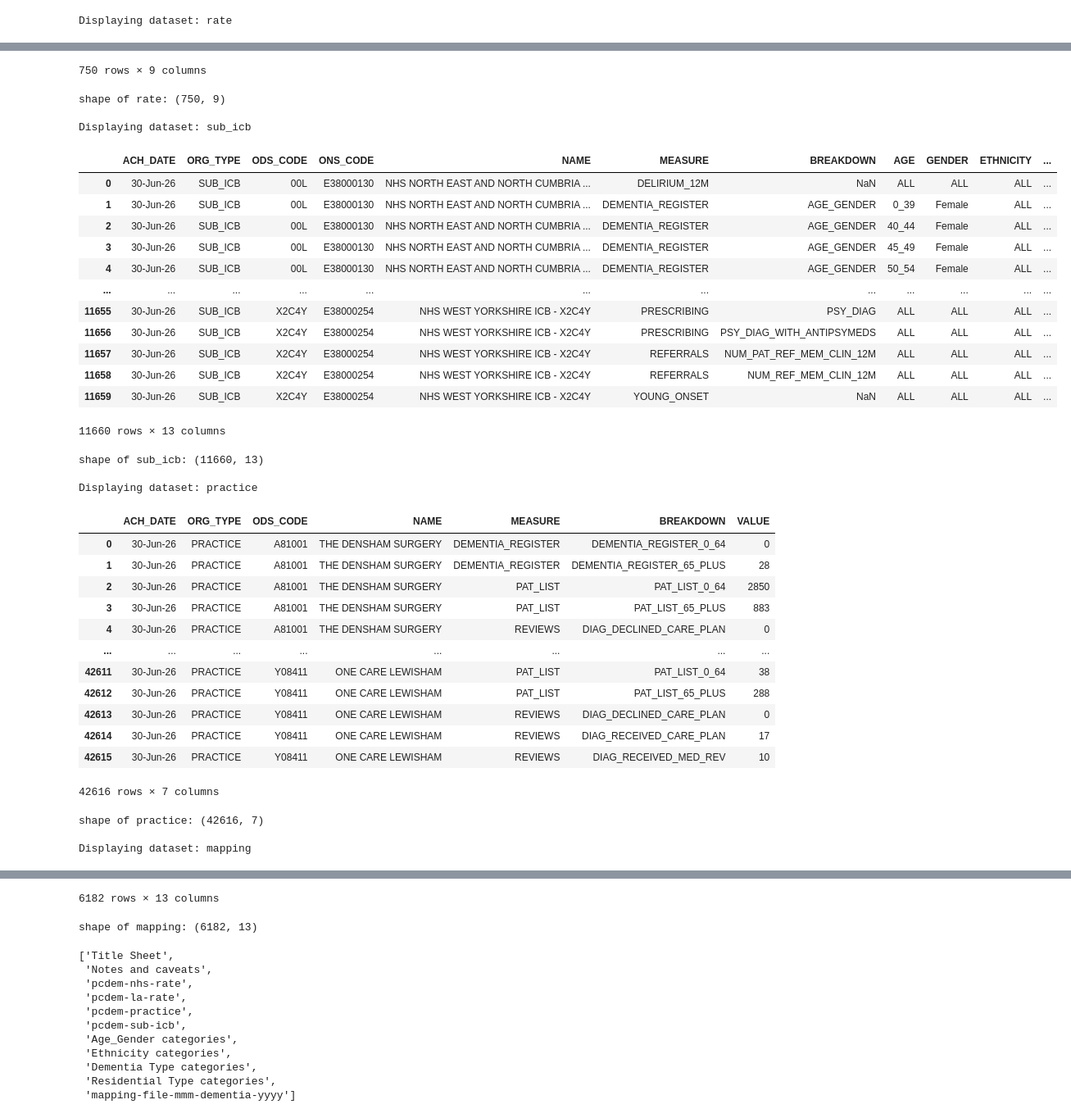
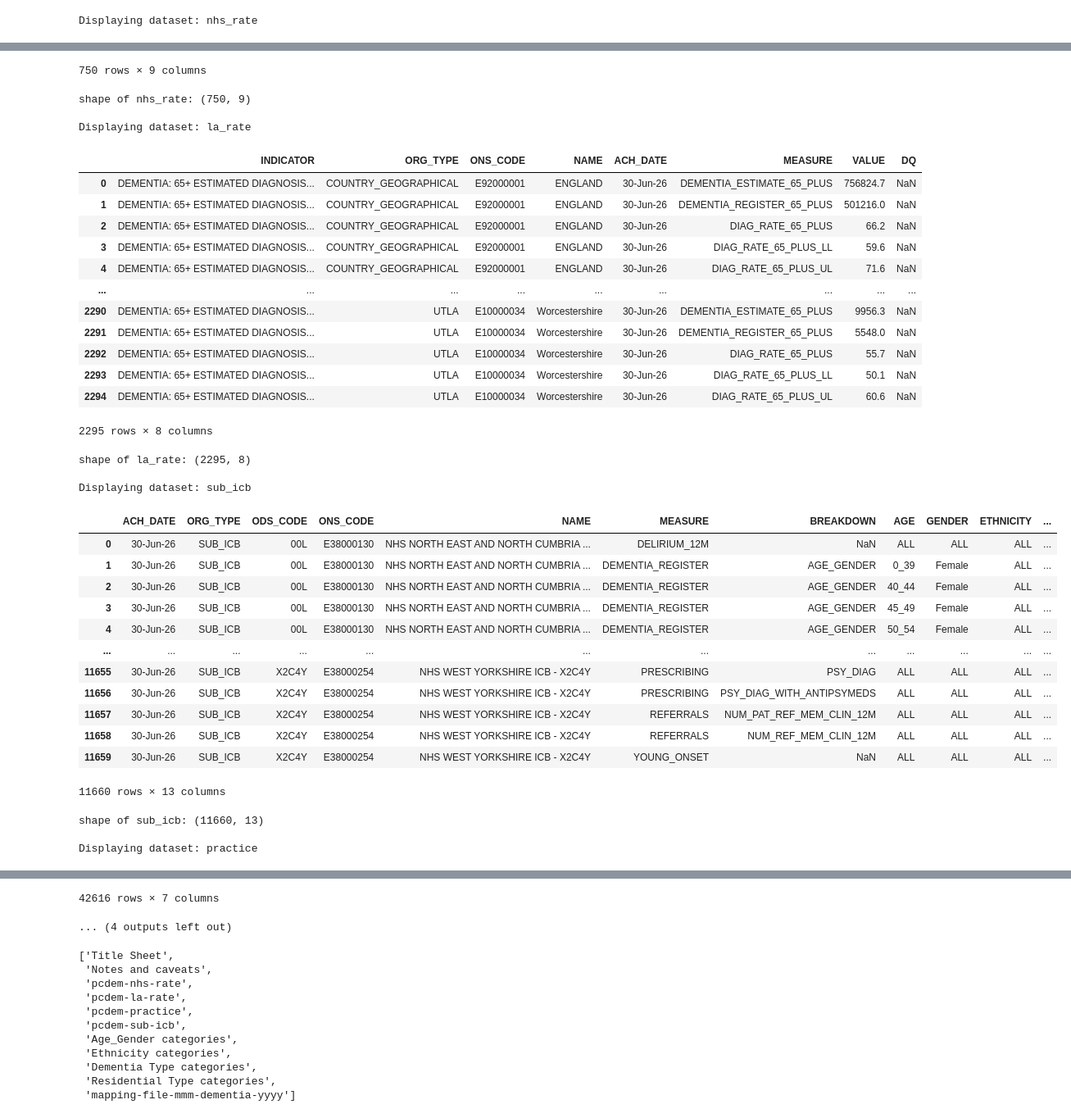
Before and after one commit to abdulrehmarnALI/dementia-atlas, a Jupyter notebook: pipeline/notebooks/00_june_2026_release_exploration.ipynb, the cells around one changed output, grey strips where cells are left out. Shown at 82% size. Drawn from its saved outputs; the diff is of its cells as text; code cells hidden in the pictures.

Commit message:
fix: included the local authority rate file in the analysis

```diff
--- a/pipeline/notebooks/00_june_2026_release_exploration.ipynb
+++ b/pipeline/notebooks/00_june_2026_release_exploration.ipynb
@@ -8,73 +8,75 @@ MARCH_RAW_DIR = Path("../data/raw/pcdd/2026-03")
 JUNE_RAW_DIR = Path("../data/raw/pcdd/2026-06")
 
 june_paths = {
-    "rate": JUNE_RAW_DIR / "pcdem-nhs-rate-jun-2026.csv",
+    "nhs_rate": JUNE_RAW_DIR / "pcdem-nhs-rate-jun-2026.csv",
+    "la_rate": JUNE_RAW_DIR / "pcdem-la-rate-jun-2026.csv",
     "sub_icb": JUNE_RAW_DIR / "pcdem-sub-icb-jun-2026.csv",
     "practice": JUNE_RAW_DIR / "pcdem-practice-jun-2026.csv",
     "mapping": JUNE_RAW_DIR / "mapping-file-july-dementia-2026.csv",
     "dictionary": JUNE_RAW_DIR / "PCDD-2627-data-dictionary.xlsx",
 }
 
-rate = pd.read_csv(june_paths["rate"])
+nhs_rate = pd.read_csv(june_paths["nhs_rate"])
+la_rate = pd.read_csv(june_paths["la_rate"])
 sub_icb = pd.read_csv(june_paths["sub_icb"])
 practice = pd.read_csv(june_paths["practice"])
 mapping = pd.read_csv(june_paths["mapping"])
 dictionary = pd.read_excel(june_paths["dictionary"])
 
-datasets = {"rate": rate, "sub_icb": sub_icb, "practice": practice, "mapping": mapping}
+datasets = {"nhs_rate": nhs_rate, "la_rate": la_rate, "sub_icb": sub_icb, "practice": practice, "mapping": mapping}
 
 for name, dataset in datasets.items():
     print(f"Displaying dataset: {name}")
     display(dataset)
     print(f"shape of {name}: {dataset.shape}")
     print()
 # %% [output]
-Displaying dataset: rate
+Displaying dataset: nhs_rate
 |  | INDICATOR | ORG_TYPE | ORG_CODE | ONS_CODE | NAME | ACH_DATE | MEASURE | VALUE | DQ |
 | 0 | DEMENTIA: 65+ ESTIMATED DIAGNOSIS... | COUNTRY_RESPONSIBILITY | ENG | ENG | ENGLAND | 30-Jun-26 | DEMENTIA_ESTIMATE_65_PLUS | 756824.7 | NaN |
 | 1 | DEMENTIA: 65+ ESTIMATED DIAGNOSIS... | COUNTRY_RESPONSIBILITY | ENG | ENG | ENGLAND | 30-Jun-26 | DEMENTIA_REGISTER_65_PLUS | 501216.0 | NaN |
 | 2 | DEMENTIA: 65+ ESTIMATED DIAGNOSIS... | COUNTRY_RESPONSIBILITY | ENG | ENG | ENGLAND | 30-Jun-26 | DIAG_RATE_65_PLUS | 66.2 | NaN |
 | 3 | DEMENTIA: 65+ ESTIMATED DIAGNOSIS... | COUNTRY_RESPONSIBILITY | ENG | ENG | ENGLAND | 30-Jun-26 | DIAG_RATE_65_PLUS_LL | 59.6 | NaN |
 | 4 | DEMENTIA: 65+ ESTIMATED DIAGNOSIS... | COUNTRY_RESPONSIBILITY | ENG | ENG | ENGLAND | 30-Jun-26 | DIAG_RATE_65_PLUS_UL | 71.6 | NaN |
 | ... | ... | ... | ... | ... | ... | ... | ... | ... | ... |
 | 745 | DEMENTIA: 65+ ESTIMATED DIAGNOSIS... | SUB_ICB_LOC | X2C4Y | E38000254 | NHS WEST YORKSHIRE ICB - X2C4Y | 30-Jun-26 | DEMENTIA_ESTIMATE_65_PLUS | 5172.2 | NaN |
 | 746 | DEMENTIA: 65+ ESTIMATED DIAGNOSIS... | SUB_ICB_LOC | X2C4Y | E38000254 | NHS WEST YORKSHIRE ICB - X2C4Y | 30-Jun-26 | DEMENTIA_REGISTER_65_PLUS | 3431.0 | NaN |
 | 747 | DEMENTIA: 65+ ESTIMATED DIAGNOSIS... | SUB_ICB_LOC | X2C4Y | E38000254 | NHS WEST YORKSHIRE ICB - X2C4Y | 30-Jun-26 | DIAG_RATE_65_PLUS | 66.3 | NaN |
 | 748 | DEMENTIA: 65+ ESTIMATED DIAGNOSIS... | SUB_ICB_LOC | X2C4Y | E38000254 | NHS WEST YORKSHIRE ICB - X2C4Y | 30-Jun-26 | DIAG_RATE_65_PLUS_LL | 59.3 | NaN |
 | 749 | DEMENTIA: 65+ ESTIMATED DIAGNOSIS... | SUB_ICB_LOC | X2C4Y | E38000254 | NHS WEST YORKSHIRE ICB - X2C4Y | 30-Jun-26 | DIAG_RATE_65_PLUS_UL | 72.3 | NaN |
 750 rows × 9 columns
-shape of rate: (750, 9)
+shape of nhs_rate: (750, 9)
 
-Displaying dataset: sub_icb
+Displaying dataset: la_rate
-|  | ACH_DATE | ORG_TYPE | ODS_CODE | ONS_CODE | NAME | MEASURE | BREAKDOWN | AGE | GENDER | ETHNICITY | ... |
-| 0 | 30-Jun-26 | SUB_ICB | 00L | E38000130 | NHS NORTH EAST AND NORTH CUMBRIA ... | DELIRIUM_12M | NaN | ALL | ALL | ALL | ... |
-| 1 | 30-Jun-26 | SUB_ICB | 00L | E38000130 | NHS NORTH EAST AND NORTH CUMBRIA ... | DEMENTIA_REGISTER | AGE_GENDER | 0_39 | Female | ALL | ... |
-| 2 | 30-Jun-26 | SUB_ICB | 00L | E38000130 | NHS NORTH EAST AND NORTH CUMBRIA ... | DEMENTIA_REGISTER | AGE_GENDER | 40_44 | Female | ALL | ... |
-| 3 | 30-Jun-26 | SUB_ICB | 00L | E38000130 | NHS NORTH EAST AND NORTH CUMBRIA ... | DEMENTIA_REGISTER | AGE_GENDER | 45_49 | Female | ALL | ... |
-| 4 | 30-Jun-26 | SUB_ICB | 00L | E38000130 | NHS NORTH EAST AND NORTH CUMBRIA ... | DEMENTIA_REGISTER | AGE_GENDER | 50_54 | Female | ALL | ... |
-| ... | ... | ... | ... | ... | ... | ... | ... | ... | ... | ... | ... |
-| 11655 | 30-Jun-26 | SUB_ICB | X2C4Y | E38000254 | NHS WEST YORKSHIRE ICB - X2C4Y | PRESCRIBING | PSY_DIAG | ALL | ALL | ALL | ... |
-| 11656 | 30-Jun-26 | SUB_ICB | X2C4Y | E38000254 | NHS WEST YORKSHIRE ICB - X2C4Y | PRESCRIBING | PSY_DIAG_WITH_ANTIPSYMEDS | ALL | ALL | ALL | ... |
-| 11657 | 30-Jun-26 | SUB_ICB | X2C4Y | E38000254 | NHS WEST YORKSHIRE ICB - X2C4Y | REFERRALS | NUM_PAT_REF_MEM_CLIN_12M | ALL | ALL | ALL | ... |
-| 11658 | 30-Jun-26 | SUB_ICB | X2C4Y | E38000254 | NHS WEST YORKSHIRE ICB - X2C4Y | REFERRALS | NUM_REF_MEM_CLIN_12M | ALL | ALL | ALL | ... |
-| 11659 | 30-Jun-26 | SUB_ICB | X2C4Y | E38000254 | NHS WEST YORKSHIRE ICB - X2C4Y | YOUNG_ONSET | NaN | ALL | ALL | ALL | ... |
+|  | INDICATOR | ORG_TYPE | ONS_CODE | NAME | ACH_DATE | MEASURE | VALUE | DQ |
+| 0 | DEMENTIA: 65+ ESTIMATED DIAGNOSIS... | COUNTRY_GEOGRAPHICAL | E92000001 | ENGLAND | 30-Jun-26 | DEMENTIA_ESTIMATE_65_PLUS | 756824.7 | NaN |
+| 1 | DEMENTIA: 65+ ESTIMATED DIAGNOSIS... | COUNTRY_GEOGRAPHICAL | E92000001 | ENGLAND | 30-Jun-26 | DEMENTIA_REGISTER_65_PLUS | 501216.0 | NaN |
+| 2 | DEMENTIA: 65+ ESTIMATED DIAGNOSIS... | COUNTRY_GEOGRAPHICAL | E92000001 | ENGLAND | 30-Jun-26 | DIAG_RATE_65_PLUS | 66.2 | NaN |
+| 3 | DEMENTIA: 65+ ESTIMATED DIAGNOSIS... | COUNTRY_GEOGRAPHICAL | E92000001 | ENGLAND | 30-Jun-26 | DIAG_RATE_65_PLUS_LL | 59.6 | NaN |
+| 4 | DEMENTIA: 65+ ESTIMATED DIAGNOSIS... | COUNTRY_GEOGRAPHICAL | E92000001 | ENGLAND | 30-Jun-26 | DIAG_RATE_65_PLUS_UL | 71.6 | NaN |
+| ... | ... | ... | ... | ... | ... | ... | ... | ... |
+| 2290 | DEMENTIA: 65+ ESTIMATED DIAGNOSIS... | UTLA | E10000034 | Worcestershire | 30-Jun-26 | DEMENTIA_ESTIMATE_65_PLUS | 9956.3 | NaN |
+| 2291 | DEMENTIA: 65+ ESTIMATED DIAGNOSIS... | UTLA | E10000034 | Worcestershire | 30-Jun-26 | DEMENTIA_REGISTER_65_PLUS | 5548.0 | NaN |
+| 2292 | DEMENTIA: 65+ ESTIMATED DIAGNOSIS... | UTLA | E10000034 | Worcestershire | 30-Jun-26 | DIAG_RATE_65_PLUS | 55.7 | NaN |
+| 2293 | DEMENTIA: 65+ ESTIMATED DIAGNOSIS... | UTLA | E10000034 | Worcestershire | 30-Jun-26 | DIAG_RATE_65_PLUS_LL | 50.1 | NaN |
+| 2294 | DEMENTIA: 65+ ESTIMATED DIAGNOSIS... | UTLA | E10000034 | Worcestershire | 30-Jun-26 | DIAG_RATE_65_PLUS_UL | 60.6 | NaN |
-11660 rows × 13 columns
+2295 rows × 8 columns
-shape of sub_icb: (11660, 13)
+shape of la_rate: (2295, 8)
 
-Displaying dataset: practice
+Displaying dataset: sub_icb
-|  | ACH_DATE | ORG_TYPE | ODS_CODE | NAME | MEASURE | BREAKDOWN | VALUE |
-| 0 | 30-Jun-26 | PRACTICE | A81001 | THE DENSHAM SURGERY | DEMENTIA_REGISTER | DEMENTIA_REGISTER_0_64 | 0 |
-| 1 | 30-Jun-26 | PRACTICE | A81001 | THE DENSHAM SURGERY | DEMENTIA_REGISTER | DEMENTIA_REGISTER_65_PLUS | 28 |
-| 2 | 30-Jun-26 | PRACTICE | A81001 | THE DENSHAM SURGERY | PAT_LIST | PAT_LIST_0_64 | 2850 |
-| 3 | 30-Jun-26 | PRACTICE | A81001 | THE DENSHAM SURGERY | PAT_LIST | PAT_LIST_65_PLUS | 883 |
-| 4 | 30-Jun-26 | PRACTICE | A81001 | THE DENSHAM SURGERY | REVIEWS | DIAG_DECLINED_CARE_PLAN | 0 |
-| ... | ... | ... | ... | ... | ... | ... | ... |
-| 42611 | 30-Jun-26 | PRACTICE | Y08411 | ONE CARE LEWISHAM | PAT_LIST | PAT_LIST_0_64 | 38 |
-| 42612 | 30-Jun-26 | PRACTICE | Y08411 | ONE CARE LEWISHAM | PAT_LIST | PAT_LIST_65_PLUS | 288 |
-| 42613 | 30-Jun-26 | PRACTICE | Y08411 | ONE CARE LEWISHAM | REVIEWS | DIAG_DECLINED_CARE_PLAN | 0 |
-| 42614 | 30-Jun-26 | PRACTICE | Y08411 | ONE CARE LEWISHAM | REVIEWS | DIAG_RECEIVED_CARE_PLAN | 17 |
-| 42615 | 30-Jun-26 | PRACTICE | Y08411 | ONE CARE LEWISHAM | REVIEWS | DIAG_RECEIVED_MED_REV | 10 |
+|  | ACH_DATE | ORG_TYPE | ODS_CODE | ONS_CODE | NAME | MEASURE | BREAKDOWN | AGE | GENDER | ETHNICITY | ... |
+| 0 | 30-Jun-26 | SUB_ICB | 00L | E38000130 | NHS NORTH EAST AND NORTH CUMBRIA ... | DELIRIUM_12M | NaN | ALL | ALL | ALL | ... |
+| 1 | 30-Jun-26 | SUB_ICB | 00L | E38000130 | NHS NORTH EAST AND NORTH CUMBRIA ... | DEMENTIA_REGISTER | AGE_GENDER | 0_39 | Female | ALL | ... |
+| 2 | 30-Jun-26 | SUB_ICB | 00L | E38000130 | NHS NORTH EAST AND NORTH CUMBRIA ... | DEMENTIA_REGISTER | AGE_GENDER | 40_44 | Female | ALL | ... |
+| 3 | 30-Jun-26 | SUB_ICB | 00L | E38000130 | NHS NORTH EAST AND NORTH CUMBRIA ... | DEMENTIA_REGISTER | AGE_GENDER | 45_49 | Female | ALL | ... |
+| 4 | 30-Jun-26 | SUB_ICB | 00L | E38000130 | NHS NORTH EAST AND NORTH CUMBRIA ... | DEMENTIA_REGISTER | AGE_GENDER | 50_54 | Female | ALL | ... |
+| ... | ... | ... | ... | ... | ... | ... | ... | ... | ... | ... | ... |
+| 11655 | 30-Jun-26 | SUB_ICB | X2C4Y | E38000254 | NHS WEST YORKSHIRE ICB - X2C4Y | PRESCRIBING | PSY_DIAG | ALL | ALL | ALL | ... |
+| 11656 | 30-Jun-26 | SUB_ICB | X2C4Y | E38000254 | NHS WEST YORKSHIRE ICB - X2C4Y | PRESCRIBING | PSY_DIAG_WITH_ANTIPSYMEDS | ALL | ALL | ALL | ... |
+| 11657 | 30-Jun-26 | SUB_ICB | X2C4Y | E38000254 | NHS WEST YORKSHIRE ICB - X2C4Y | REFERRALS | NUM_PAT_REF_MEM_CLIN_12M | ALL | ALL | ALL | ... |
+| 11658 | 30-Jun-26 | SUB_ICB | X2C4Y | E38000254 | NHS WEST YORKSHIRE ICB - X2C4Y | REFERRALS | NUM_REF_MEM_CLIN_12M | ALL | ALL | ALL | ... |
+| 11659 | 30-Jun-26 | SUB_ICB | X2C4Y | E38000254 | NHS WEST YORKSHIRE ICB - X2C4Y | YOUNG_ONSET | NaN | ALL | ALL | ALL | ... |
-42616 rows × 7 columns
+11660 rows × 13 columns
-shape of practice: (42616, 7)
+shape of sub_icb: (11660, 13)
 
-Displaying dataset: mapping
+Displaying dataset: practice
@@ -93,3 +95,3 @@ Displaying dataset: mapping
-6182 rows × 13 columns
+42616 rows × 7 columns
-shape of mapping: (6182, 13)
+... (4 outputs left out)
 # %%
```
Also changed, not shown: parts of 9 cells of this notebook.
